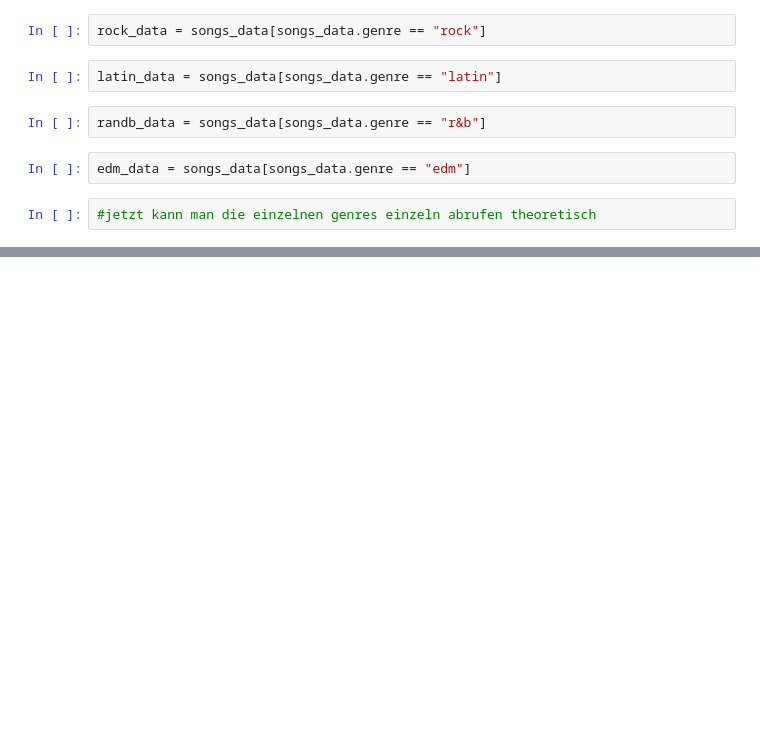
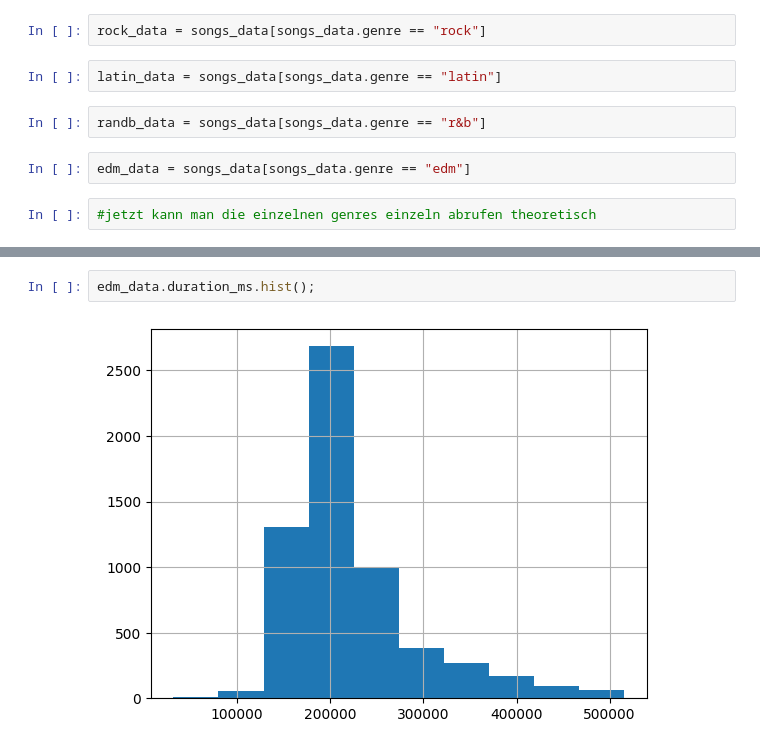
Before and after one commit to anissabln/exam-machine-learning-aal, a Jupyter notebook: exam_project_aal.ipynb, the cells around one changed output, grey strips where cells are left out. Saved outputs shown, nothing was run; the diff lists cells and outputs as text; blank space fills up the shorter version.

```diff
--- a/exam_project_aal.ipynb
+++ b/exam_project_aal.ipynb
@@ -148,0 +240,4 @@ edm_data = songs_data[songs_data.genre == "edm"]
+# %%
+edm_data.duration_ms.hist();
+# %% [output]
+[figure, added]
```
Also changed, not shown: parts of 20 cells of this notebook.
